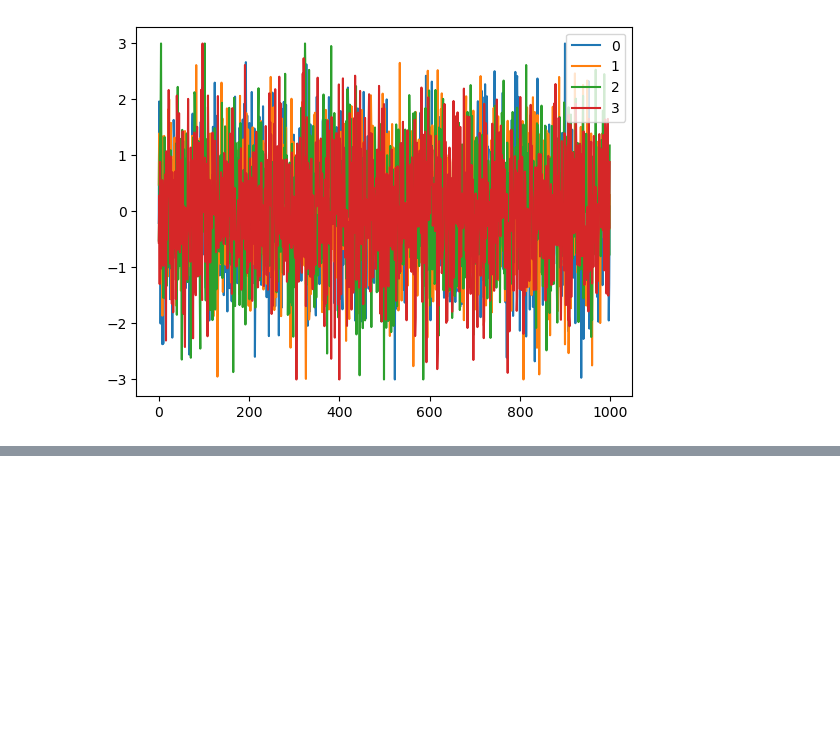
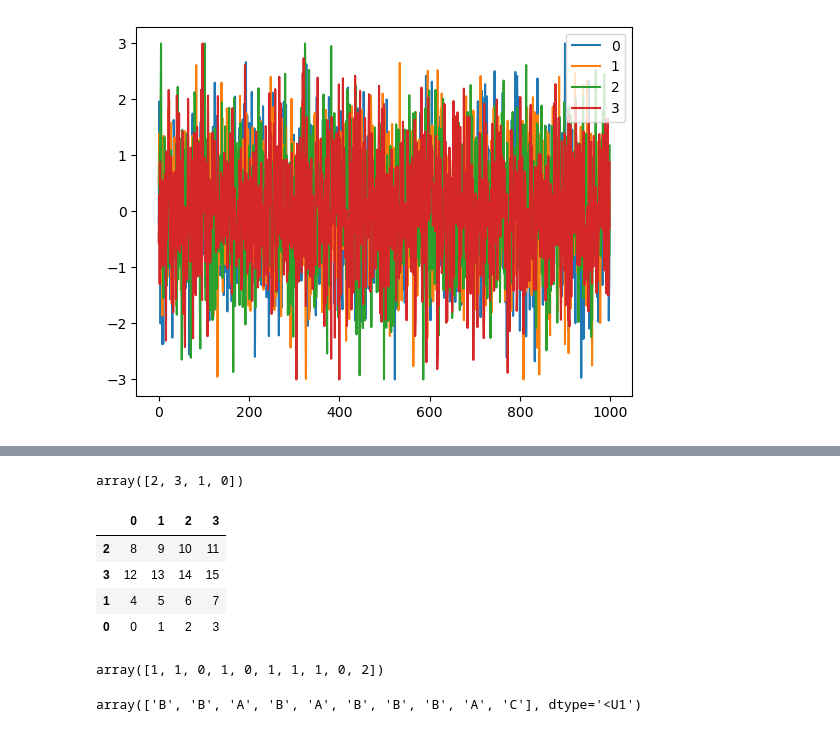
Before and after one commit to largekind/DataScience, a Jupyter notebook: DataFix.ipynb, the cells around one changed output, grey strips where cells are left out. Drawn from its saved outputs; the diff is of its cells as text; code cells hidden in the pictures; blank space fills up the shorter version.

Commit message:
Add Permutation

```diff
--- a/DataFix.ipynb
+++ b/DataFix.ipynb
@@ -769,0 +779,33 @@ dframe.plot()
+# %%
+dframe = DataFrame(np.arange(4 * 4).reshape((4, 4)))
+# permutationで順番をバラバラにする 実行毎に変化する
+blender = np.random.permutation(4)
+
+blender
+# %% [output]
+array([2, 3, 1, 0])
+# %%
+# 確認用にnumpy行列として取得
+dframe.take(blender)
+# %% [output]
+|  | 0 | 1 | 2 | 3 |
+| 2 | 8 | 9 | 10 | 11 |
+| 3 | 12 | 13 | 14 | 15 |
+| 1 | 4 | 5 | 6 | 7 |
+| 0 | 0 | 1 | 2 | 3 |
+# %%
+# データの取り出し -> もとに戻す場合の方法
+
+# 箱の中に、A,B,C を格納
+box = np.array(['A','B','C'])
+# ランダムにビー玉を取り出す操作を10回行う。実行前に結果が変わる形になる
+shaker = np.random.randint(0, len(box), size=10)
+shaker
+# %% [output]
+array([1, 1, 0, 1, 0, 1, 1, 1, 0, 2])
+# %%
+# ABCの形で表示する
+hand_grabs = box.take(shaker)
+hand_grabs
+# %% [output]
+array(['B', 'B', 'A', 'B', 'A', 'B', 'B', 'B', 'A', 'C'], dtype='<U1')
```
Also changed, not shown: parts of 2 cells of this notebook.
